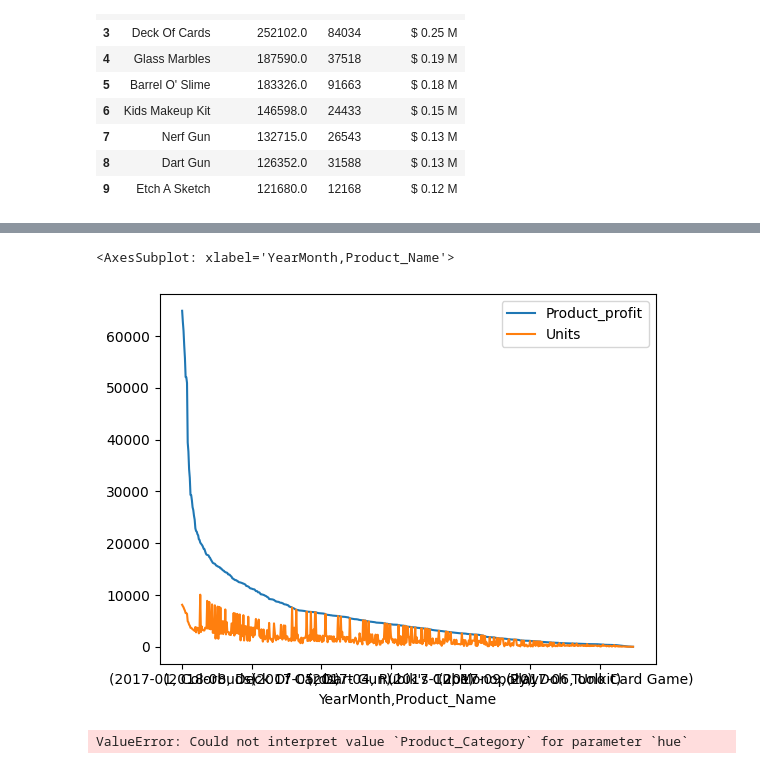
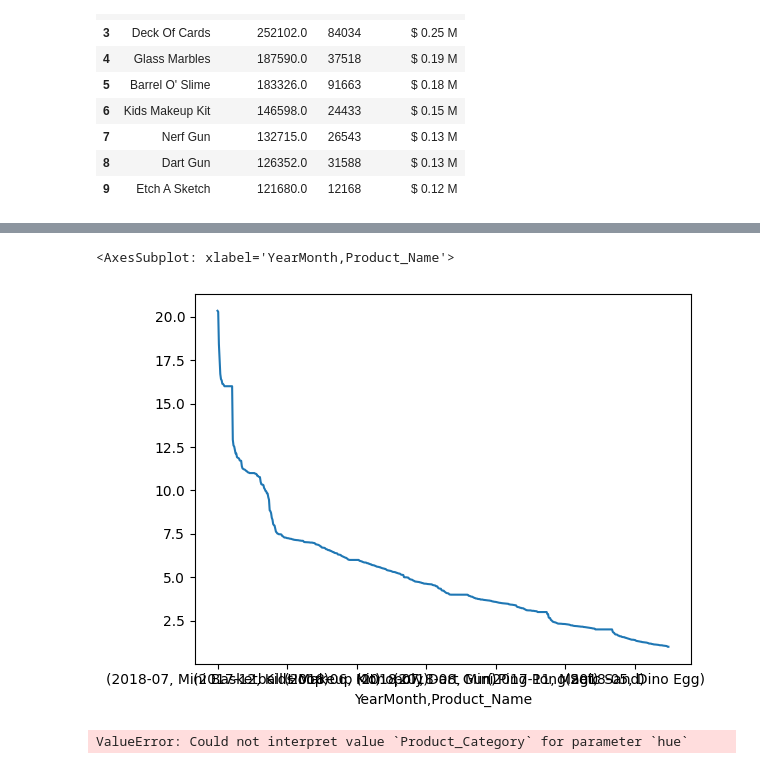
Before and after one commit to tianlan8/maven_toys_analysis, a Jupyter notebook: Maven_Toys_Data_Analysis.ipynb, the cells around one changed output, grey strips where cells are left out. Cells and saved outputs as stored; diff of their text form; code cells hidden in the pictures.

```diff
--- a/Maven_Toys_Data_Analysis.ipynb
+++ b/Maven_Toys_Data_Analysis.ipynb
@@ -320,8 +340,8 @@ topProduct
 # %%
-maven_df.groupby(['YearMonth', 'Product_Name'])[['Product_profit', 'Units']].sum().sort_values(by='Product_profit', ascending=False).plot()
+maven_df.groupby(['YearMonth', 'Product_Name'])['Product_profit'].mean().sort_values(ascending=False).plot()
 # %% [output]
 <AxesSubplot: xlabel='YearMonth,Product_Name'>
-[figure, old version]
+[figure, new version]
 # %%
 # Calculate the monthly sales for each product category
 category_sales = maven_df.groupby(['YearMonth', 'Product_Category'])['Customer_Satisfaction'].mean().unstack().rolling(3).mean().dropna()
```
Also changed, not shown: parts of 4 cells of this notebook.
